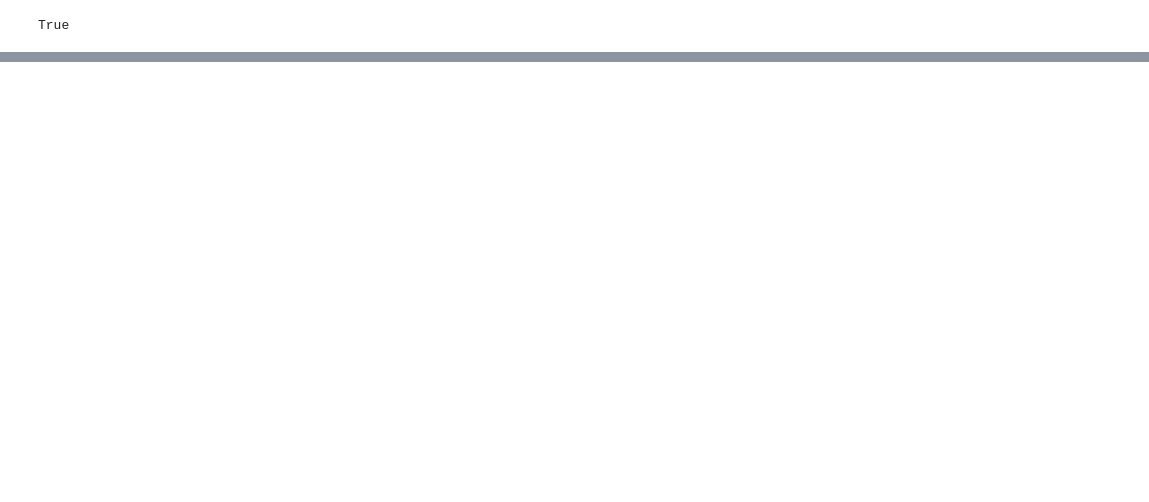
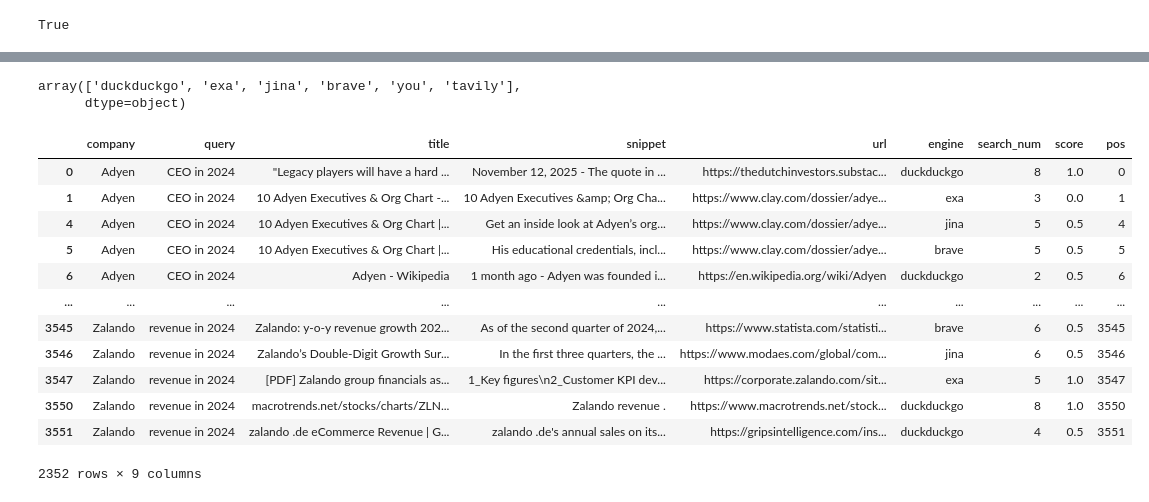
Before and after one commit to pavelhym/Bicocca_DS_2026, a Jupyter notebook: app/testing_notebooks/test_agent.ipynb, the cells around one changed output, grey strips where cells are left out. Drawn from its saved outputs; the diff is of its cells as text; code cells hidden in the pictures; blank space fills up the shorter version.

```diff
--- a/app/testing_notebooks/test_agent.ipynb
+++ b/app/testing_notebooks/test_agent.ipynb
@@ -44,0 +584,4 @@ True
+# %%
+calculated_searches_one_part = calculated_searches[
+    calculated_searches["engine"] != "tavily"
+]
@@ -44,0 +607,5 @@ True
+# %%
+all_searches["engine"].unique()
+# %% [output]
+array(['duckduckgo', 'exa', 'jina', 'brave', 'you', 'tavily'],
+      dtype=object)
@@ -44,0 +618,16 @@ True
+# %%
+calculated_searches_one_part
+# %% [output]
+|  | company | query | title | snippet | url | engine | search_num | score | pos |
+| 0 | Adyen | CEO in 2024 | "Legacy players will have a hard ... | November 12, 2025 - The quote in ... | https://thedutchinvestors.substac... | duckduckgo | 8 | 1.0 | 0 |
+| 1 | Adyen | CEO in 2024 | 10 Adyen Executives & Org Chart -... | 10 Adyen Executives &amp; Org Cha... | https://www.clay.com/dossier/adye... | exa | 3 | 0.0 | 1 |
+| 4 | Adyen | CEO in 2024 | 10 Adyen Executives & Org Chart |... | Get an inside look at Adyen’s org... | https://www.clay.com/dossier/adye... | jina | 5 | 0.5 | 4 |
+| 5 | Adyen | CEO in 2024 | 10 Adyen Executives & Org Chart |... | His educational credentials, incl... | https://www.clay.com/dossier/adye... | brave | 5 | 0.5 | 5 |
+| 6 | Adyen | CEO in 2024 | Adyen - Wikipedia | 1 month ago - Adyen was founded i... | https://en.wikipedia.org/wiki/Adyen | duckduckgo | 2 | 0.5 | 6 |
+| ... | ... | ... | ... | ... | ... | ... | ... | ... | ... |
+| 3545 | Zalando | revenue in 2024 | Zalando: y-o-y revenue growth 202... | As of the second quarter of 2024,... | https://www.statista.com/statisti... | brave | 6 | 0.5 | 3545 |
+| 3546 | Zalando | revenue in 2024 | Zalando’s Double-Digit Growth Sur... | In the first three quarters, the ... | https://www.modaes.com/global/com... | jina | 6 | 0.5 | 3546 |
+| 3547 | Zalando | revenue in 2024 | [PDF] Zalando group financials as... | 1_Key figures\n2_Customer KPI dev... | https://corporate.zalando.com/sit... | exa | 5 | 1.0 | 3547 |
+| 3550 | Zalando | revenue in 2024 | macrotrends.net/stocks/charts/ZLN... | Zalando revenue . | https://www.macrotrends.net/stock... | duckduckgo | 8 | 1.0 | 3550 |
+| 3551 | Zalando | revenue in 2024 | zalando .de eCommerce Revenue | G... | zalando .de's annual sales on its... | https://gripsintelligence.com/ins... | duckduckgo | 4 | 0.5 | 3551 |
+2352 rows × 9 columns
```
Also changed, not shown: parts of 52 cells of this notebook, 17 other files.
